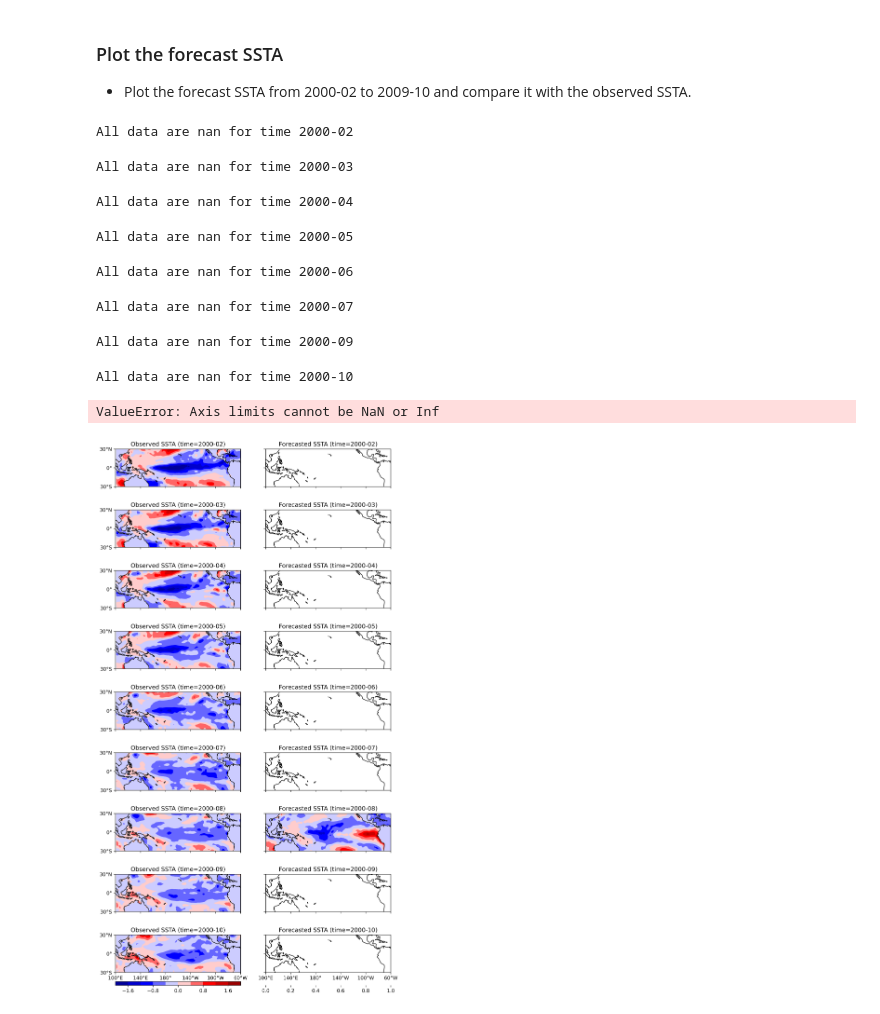
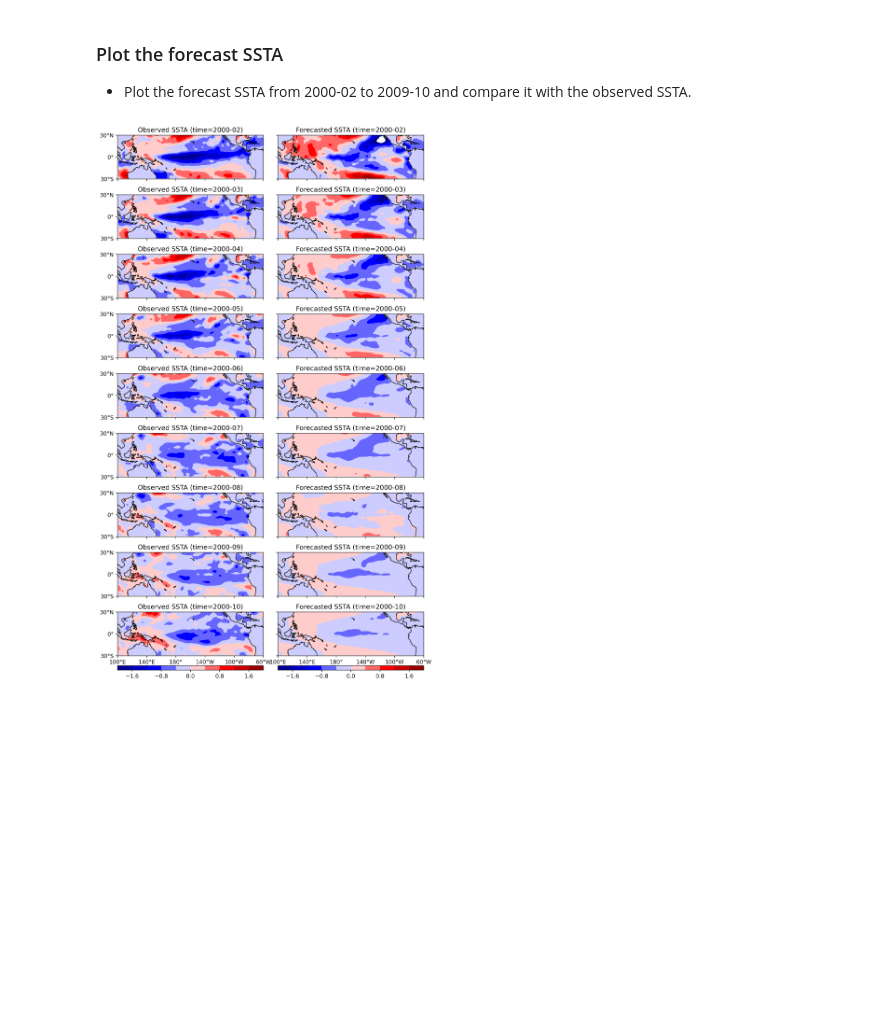
Before and after one commit to jinjunliu/atmo-651, a Jupyter notebook: Final/ATMO651_Final.ipynb, the cells around one changed output. Drawn from its saved outputs; the diff is of its cells as text; code cells hidden in the pictures; blank space fills up the shorter version.

```diff
--- a/Final/ATMO651_Final.ipynb
+++ b/Final/ATMO651_Final.ipynb
@@ -227,6 +226,7 @@ fig.savefig("./report/figures/EOFs_PCs.png", dpi=300, bbox_inches='tight')
 # %%
 import cftime
 # reconstruct the first m EOFs, can also use the solver.reconstructedField()
+m = 10
 sst_recon = pcs[:, :m] @ (eofs[:m, :, :].reshape(m, -1))
 sst_recon = sst_recon.reshape(-1, grid.shape[0], grid.shape[1])
 # plot the original SST and the reconstructed SST at 4 time steps
@@ -285,13 +285,12 @@ fig.savefig("./report/figures/reconstruct_ssta.png", dpi=300, bbox_inches='tight
 # %%
 # covariance of the first m PCs
-PC_cov = pcs[:, :m].T @ pcs[:, :m] / (len(time))
-print(PC_cov)
+PC_cov = pcs[:, :m].T @ pcs[:, :m] / (pcs.shape[0] - 1)
 # lag-covariance of the first m PCs (lag=7)
 lag = 7
 PC_lag_cov = np.zeros((m, m))
 for i in range(m):
     for j in range(m):
-        PC_lag_cov[i,j] = np.mean(pcs[lag:, i] * pcs[:-lag, j])
+        PC_lag_cov[i,j] = np.sum(pcs[lag:, i] * pcs[:-lag, j]) / (pcs.shape[0] - lag - 1)
 
 # print the shapes of the matrices
 print("Shape of the covariance matrix:", PC_cov.shape)
@@ -378,9 +360,11 @@ Values of leading PCs at time t0: [ 1.49582672 -1.90936002  1.0234742  -0.608806
 forecast_months = 9
 # initialize the forecast array
 pcs_tn = np.zeros((forecast_months, m))
-print(pcs_t0.shape)
 for i in range(forecast_months):
-    pcs_tn[i,:] = G ** ((i+1)/7) @ pcs_t0
+    G_power = G ** ((i+1)/7)
+    # set nan values to 0
+    G_power[np.isnan(G_power)] = 0
+    pcs_tn[i,:] = G_power @ pcs_t0
 print("Values of leading PCs at time tn:", pcs_tn)
 print("Shape of the forecast leading PCs:", pcs_tn.shape)
 # %% [output]
@@ -441,43 +424,34 @@ for i in range(forecast_months):
             # check if all data are nan
             if np.all(np.isnan(plot_sst)):
                 print(f"All data are nan for time {year}-{month:02d}")
-            min_sst = np.nanmin(plot_sst)
-            max_sst = np.nanmax(plot_sst)
-            im = ax.contourf(lon, lat, plot_sst, levels=np.linspace(min_sst, max_sst, 11),
+            # min_sst = np.nanmin(plot_sst)
+            # max_sst = np.nanmax(plot_sst)
+            im = ax.contourf(lon, lat, plot_sst, levels=np.linspace(-2, 2, 11),
                             cmap=cmaps.BlWhRe, transform=ccrs.PlateCarree())
             ax.set_title(f"Forecasted SSTA (time={year}-{month:02d})")
         # add coastlines
         ax.coastlines()
         # lat and lon ticks
         ax.set_xticks(np.arange(lon_min, lon_max+1, 40), crs=ccrs.PlateCarree())
         ax.set_yticks(np.arange(lat_min, lat_max+1, 30), crs=ccrs.PlateCarree())
         if i == forecast_months - 1:
             lon_formatter = LongitudeFormatter(zero_direction_label=True)
             ax.xaxis.set_major_formatter(lon_formatter)
         else:
             # add ticks but no labels
             ax.set_xticklabels([])
         if j == 0:
             lat_formatter = LatitudeFormatter()
             ax.yaxis.set_major_formatter(lat_formatter)
         else:
             # add ticks but no labels
             ax.set_yticklabels([])
         # add colorbar
         if i == forecast_months - 1:
             cax = inset_axes(ax, width="100%", height="10%", loc='lower center', borderpad=-2.6)
             fig.colorbar(im, cax=cax, orientation='horizontal')
 plt.subplots_adjust(wspace=0.1, hspace=-0.5)
 plt.show()
 fig.savefig("./report/figures/forecast_ssta.png", dpi=300, bbox_inches='tight')
 # %% [output]
-All data are nan for time 2000-02
-All data are nan for time 2000-03
-All data are nan for time 2000-04
-All data are nan for time 2000-05
-All data are nan for time 2000-06
-All data are nan for time 2000-07
-All data are nan for time 2000-09
-All data are nan for time 2000-10
-ValueError: Axis limits cannot be NaN or Inf
-[figure, old version]
+[figure, new version]
```
Also changed, not shown: parts of 7 cells of this notebook.
